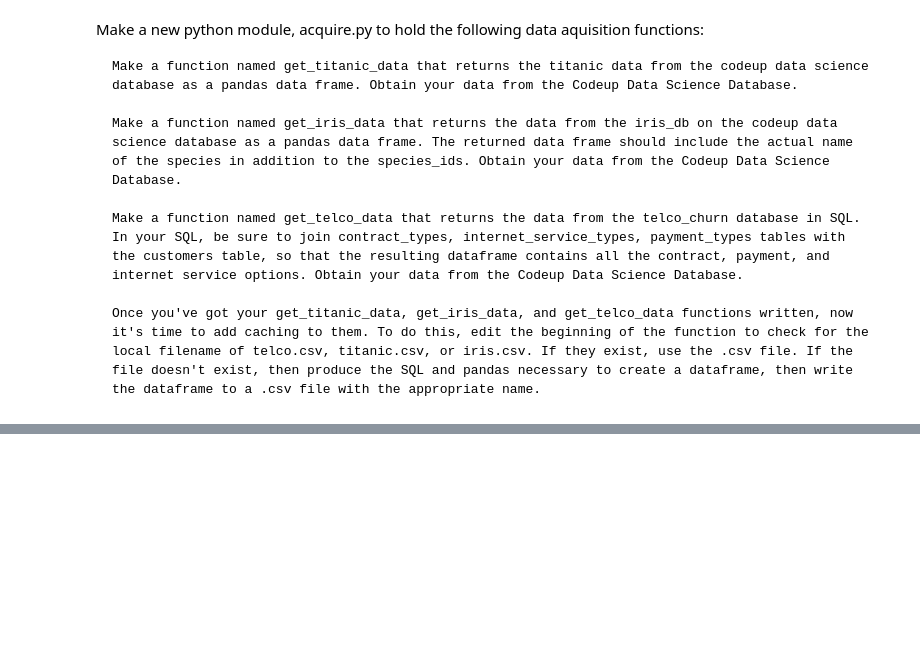
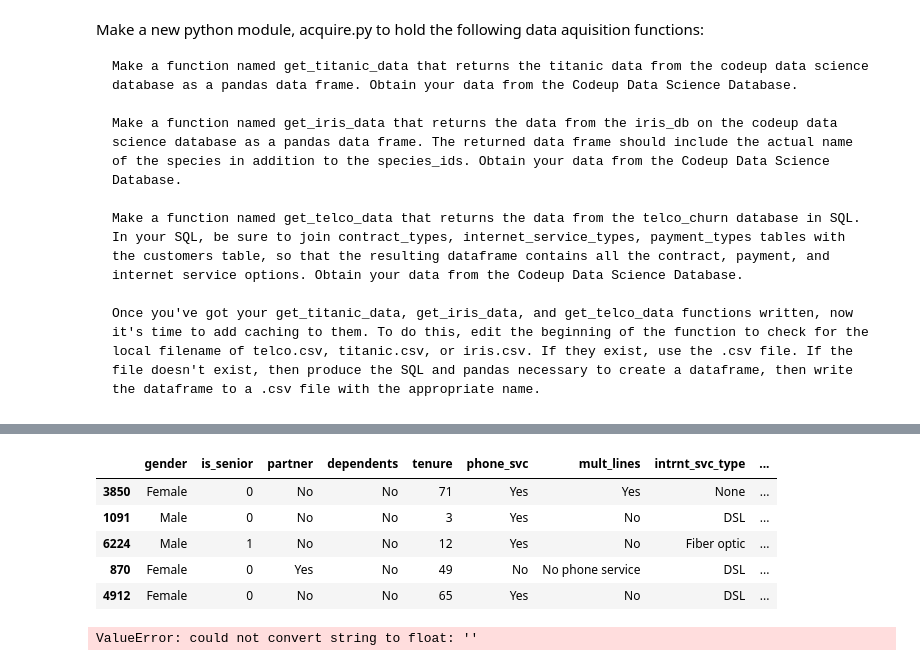
Before and after one commit to corey-hermesch/classification-exercises, a Jupyter notebook: classification_exercises.ipynb, the cells around one changed output, grey strips where cells are left out. Drawn from its saved outputs; the diff is of its cells as text; code cells hidden in the pictures; blank space fills up the shorter version.

```diff
--- a/classification_exercises.ipynb
+++ b/classification_exercises.ipynb
@@ -599,0 +466,24 @@ df.head()
+# %%
+df = df.rename(columns={'senior_citizen': 'is_senior'
+                       ,'phone_service': 'phone_svc'
+                       ,'multiple_lines': 'mult_lines'
+                       ,'internet_service_type': 'intrnt_svc_type'
+                       ,'streaming_tv': 'strmg_tv'
+                       ,'streaming_movies': 'strmg_movies'
+                       ,'paperless_billing': 'paperless_bill'})
+df.sample(5)
+# %% [output]
+|  | gender | is_senior | partner | dependents | tenure | phone_svc | mult_lines | intrnt_svc_type | ... |
+| 3850 | Female | 0 | No | No | 71 | Yes | Yes | None | ... |
+| 1091 | Male | 0 | No | No | 3 | Yes | No | DSL | ... |
+| 6224 | Male | 1 | No | No | 12 | Yes | No | Fiber optic | ... |
+| 870 | Female | 0 | Yes | No | 49 | No | No phone service | DSL | ... |
+| 4912 | Female | 0 | No | No | 65 | Yes | No | DSL | ... |
+# %%
+temp = '123.45'
+new = float(temp)
+type(new)
+###### NEED TO CHANGE total_charges TO A FLOAT. THIS ISN'T WORKING YET
+df.total_charges = df.total_charges.astype(float)
+# %% [output]
+ValueError: could not convert string to float: ''
```
Also changed, not shown: parts of 77 cells of this notebook, 2 other files.
